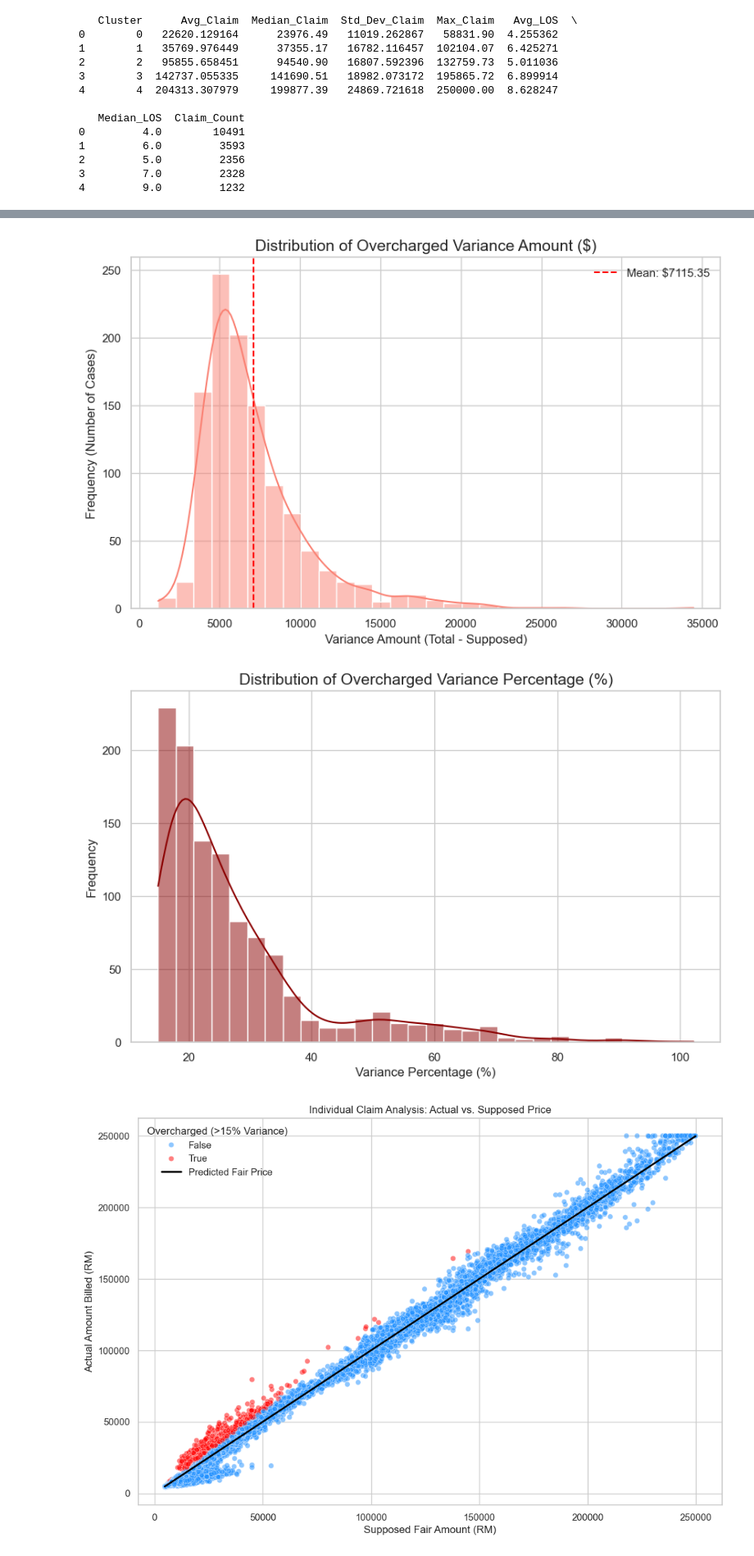
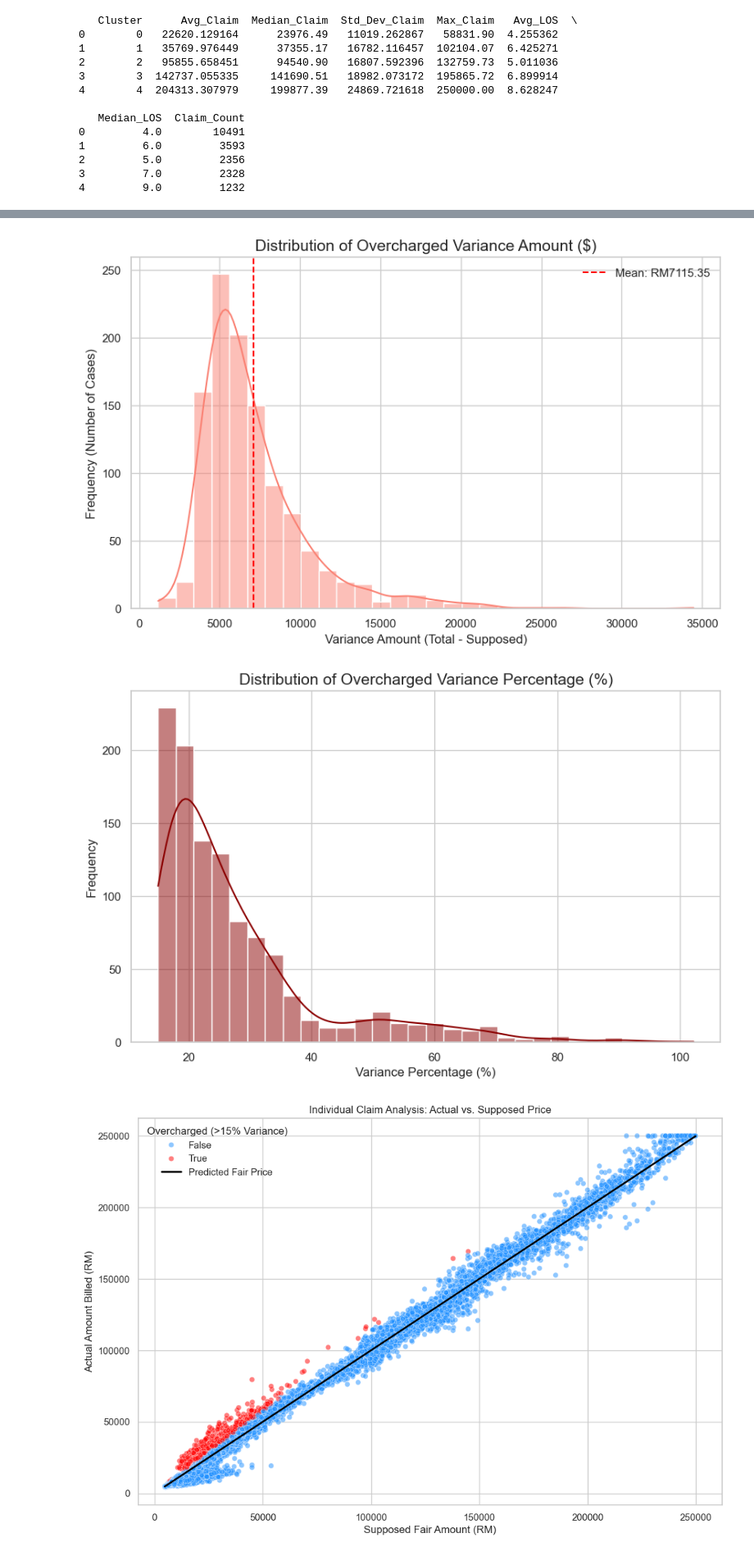
Before and after one commit to RuiZhe2004/dk_yet_umact_hackathon, a Jupyter notebook: Data_Preprocessing_&_Analytics.ipynb, the cells around one changed output, grey strips where cells are left out. Shown at 82% size. Saved outputs shown, nothing was run; the diff lists cells and outputs as text; code cells hidden in the pictures.

```diff
--- a/Data_Preprocessing_&_Analytics.ipynb
+++ b/Data_Preprocessing_&_Analytics.ipynb
@@ -162,6 +169,7 @@ df_processed = df_processed.drop(['claim_id', 'policyholder_id'], axis=1)
 # Convert boolean
 df_processed['hits_cap'] = df_processed['hits_cap'].astype(int)
 
+# Encode categorical value to numerical value
 df_processed['patient_gender'] = df_processed['patient_gender'].map({
     'M': 1,
     'F': 0
@@ -172,12 +180,16 @@ df_processed['smoker_status'] = df_processed['smoker_status'].map({
     'Non-Smoker': 0
 })
 
-from sklearn.preprocessing import LabelEncoder
+df_processed['plan_type'] = df_processed['plan_type'].map({
+    'Basic': 0,
+    'Silver': 1,
+    'Gold': 2,
+    'Platinum': 3
+})
 
 label_encoders = {}
 
 cols = [
-    'plan_type',
     'patient_state',
     'region',
     'hospital_name',
@@ -188,16 +200,17 @@ cols = [
     'procedure_diagnosis'
 ]
 
+# Make a list to map the categorical values with the mapped values for future reference purpose
 for col in cols:
     le = LabelEncoder()
     df_processed[col] = le.fit_transform(df_processed[col])
 
     label_encoders[col] = le
 
-# Drop date columns
+# Drop date columns (As the information is already been used for calculate the Length of Stay)
 df_processed = df_processed.drop(['admission_date', 'discharge_date'], axis=1)
 
-# Heatmap
+# Plot the Correlation heatmap
 plt.figure(figsize=(25,25))
 sns.heatmap(df_processed.corr(), annot = True, cmap='coolwarm')
 plt.show()
@@ -596,38 +631,33 @@ Top 10 Specifically Overcharged Entries:
 18393     10057.183396            80.365872
 2362      12385.211943            78.954249
 # %%
-import matplotlib.pyplot as plt
-import seaborn as sns
-
-# 1. Filter the data to only include overcharged entries
+# Filter the data to only include overcharged entries
 overcharged_data = df_processed[df_processed['is_overcharged'] == True]
 
-# 2. Set the aesthetic style
 sns.set_theme(style="whitegrid")
 
-# 3. Create the plot for Variance Amount
+# Create the plot for variance amount
 plt.figure(figsize=(10, 6))
 sns.histplot(overcharged_data['variance_amount'], kde=True, color='salmon', bins=30)
 
-# Add titles and labels
 plt.title('Distribution of Overcharged Variance Amount ($)', fontsize=15)
 plt.xlabel('Variance Amount (Total - Supposed)', fontsize=12)
 plt.ylabel('Frequency (Number of Cases)', fontsize=12)
 
-# Optional: Add a vertical line for the average variance
-plt.axvline(overcharged_data['variance_amount'].mean(), color='red', linestyle='--', label=f'Mean: ${overcharged_data["variance_amount"].mean():.2f}')
+# Add a vertical line for the average variance
+plt.axvline(overcharged_data['variance_amount'].mean(), color='red', linestyle='--', label=f'Mean: RM{overcharged_data["variance_amount"].mean():.2f}')
 plt.legend()
 
 plt.show()
 
-# 4. Create a plot for Variance Percentage (often more insightful)
+# Create a plot for variance percentage
 plt.figure(figsize=(10, 6))
 sns.histplot(overcharged_data['variance_percentage'], kde=True, color='darkred', bins=30)
 plt.title('Distribution of Overcharged Variance Percentage (%)', fontsize=15)
 plt.xlabel('Variance Percentage (%)', fontsize=12)
 plt.ylabel('Frequency', fontsize=12)
 plt.show()
 # %% [output]
-[figure, old version]
+[figure, new version]
 [figure]
 # %%
```
Also changed, not shown: parts of 26 cells of this notebook, 2 other files.
